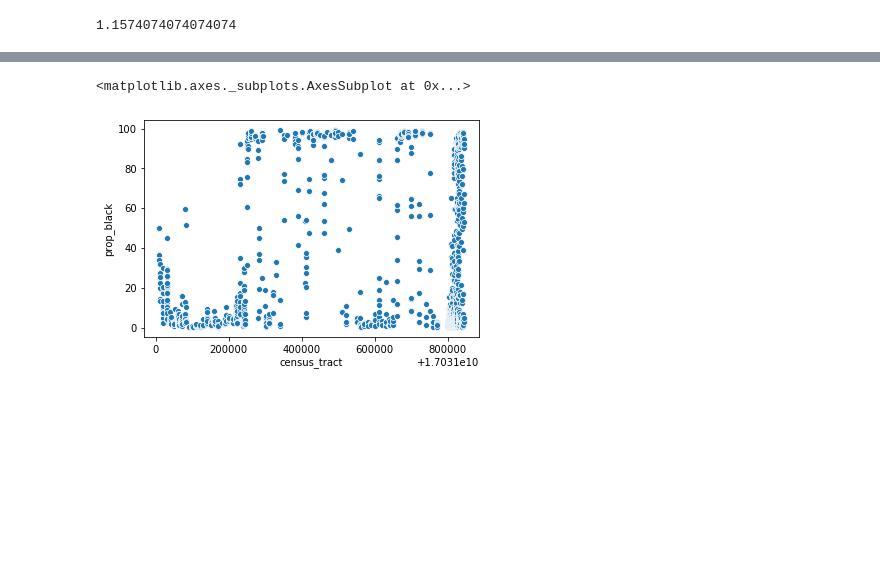
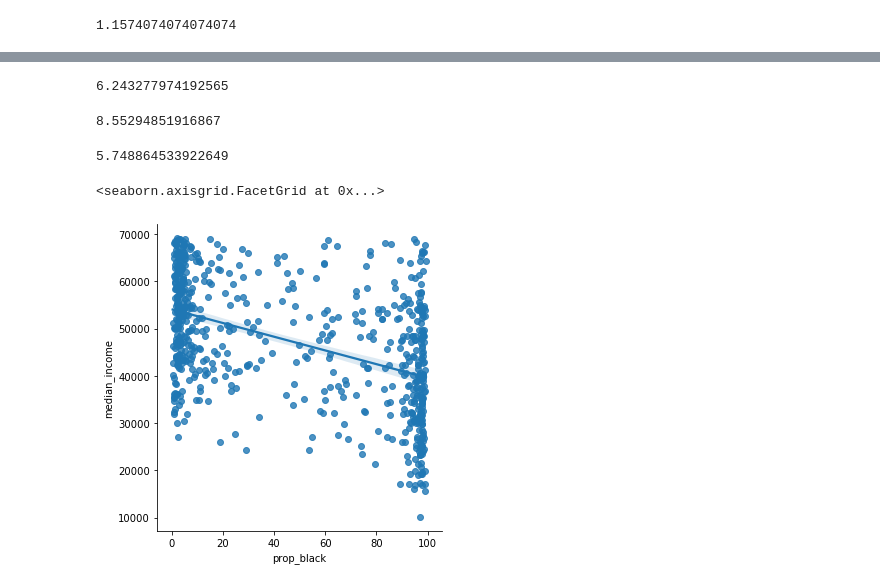
Before and after one commit to DS4A-team92/food-deserts, a Jupyter notebook: notebooks/3.0_ZH_initial_EDA.ipynb, the cells around one changed output, grey strips where cells are left out. Cells and saved outputs as stored; diff of their text form; code cells hidden in the pictures; blank space fills up the shorter version.

```diff
--- a/notebooks/3.0_ZH_initial_EDA.ipynb
+++ b/notebooks/3.0_ZH_initial_EDA.ipynb
@@ -512,5 +523,0 @@ sns.boxplot(df_clean[df_clean['prop_black']<6.101]['median_income'])
-# %%
-sns.scatterplot(x='census_tract',y='prop_black',data=df_clean)
-# %% [output]
-<matplotlib.axes._subplots.AxesSubplot at 0x...>
-[figure, removed]
@@ -519,0 +524,21 @@ sns.scatterplot(x='census_tract',y='prop_black',data=df_clean)
+# %%
+#More prop_black residents than the median
+df_less_med_income[df_less_med_income['prop_black']>6.101]['mrfei'].mean()
+# %% [output]
+6.243277974192565
+# %%
+#Using prop_black above and below 20, instead of above and below the median prop_black value
+df_less_med_income[df_less_med_income['prop_black']<20]['mrfei'].mean()
+# %% [output]
+8.55294851916867
+# %%
+#Using prop_black above and below 20, instead of above and below the median prop_black value
+df_less_med_income[df_less_med_income['prop_black']>20]['mrfei'].mean()
+# %% [output]
+5.748864533922649
+# %%
+#Median income appears to be visibly correlated to the proportion of Black residents in a census tract
+sns.lmplot(x='prop_black',y='median_income',data=df_less_med_income)
+# %% [output]
+<seaborn.axisgrid.FacetGrid at 0x...>
+[figure, added]
```
Also changed, not shown: parts of 56 cells of this notebook.
